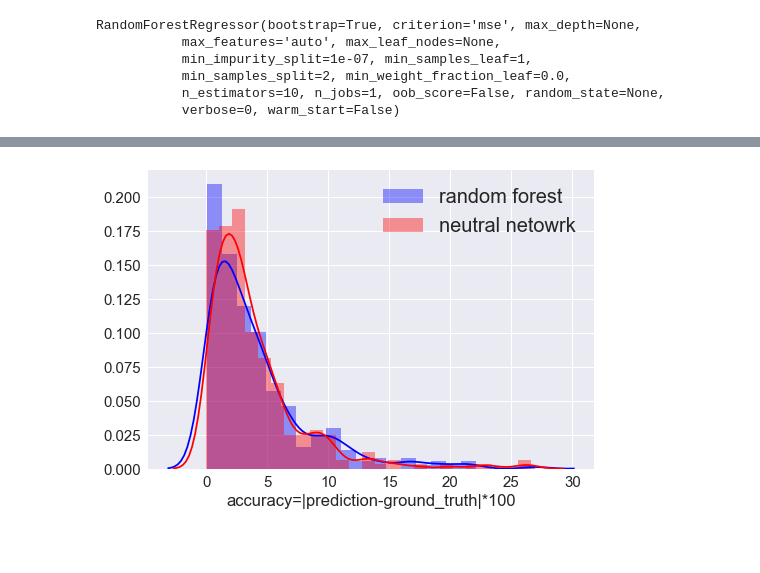
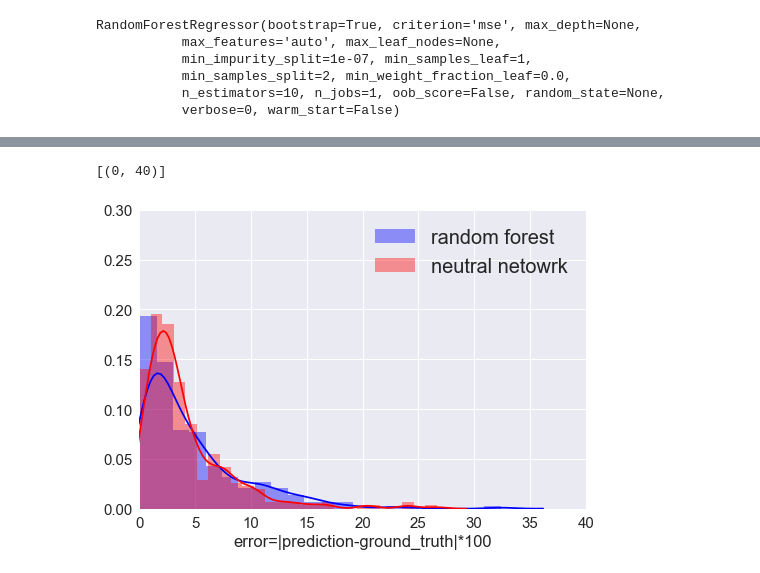
Before and after one commit to xinbian/gunViolence, a Jupyter notebook: gunViolence.ipynb, the cells around one changed output, grey strips where cells are left out. Cells and saved outputs as stored; diff of their text form; code cells hidden in the pictures; blank space fills up the shorter version.

```diff
--- a/gunViolence.ipynb
+++ b/gunViolence.ipynb
@@ -126,14 +127,3 @@ crime['crime_rate_per_100000'] = preprocessing.minmax_scale(crime['crime_rate_pe
 poverty['poverty_rate'] = preprocessing.minmax_scale(poverty['poverty_rate'])
 edu['college_rate'] = preprocessing.minmax_scale(edu['college_rate'])
 fire['fire_rate']  = preprocessing.minmax_scale(fire['fire_rate'] )
-# %%
-#merge to one dataframe
-allData = pd.merge(eco, poverty, on='FIPStxt')
-allData = pd.merge(allData, edu, left_on='FIPStxt', right_on='FIPS Code')
-allData = pd.merge(allData, crime, on='FIPStxt')
-allData = pd.merge(allData, fire, left_on='FIPStxt', right_on='County Code')
-allData = pd.merge(allData, laws, left_on='State', right_on='code')
-#allData = pd.merge(allData, crime, on='FIPStxt')
-#allData FIPStxt code padding (add zero)
-allData['FIPStxt'] = allData.FIPStxt.apply(str).str.zfill(5)
-allData['fire_rate']
@@ -449,9 +395,10 @@ y_fips = allData.index.values
 X_fips_train, X_fips_test, y_fips_train, y_fips_test = train_test_split(X_fips, y_fips, test_size=0.2, random_state=45)
 testData = allData.iloc[X_fips_test]
 
+#select
 
 kf = KFold(10)
-scores = cross_val_score(nn, X, y, cv=10, scoring='r2')
-print scores.mean()
-nn.fit(trainData, targetData)
+scores = cross_val_score(nn, X, y, cv=10, scoring='neg_mean_absolute_error')
+print -scores.mean()
+nn.fit(X_train, y_train)
 # %% [output]
@@ -464,12 +411,11 @@ MLPRegressor(activation='relu', alpha=0.0001, batch_size='auto', beta_1=0.9,
        shuffle=True, solver='adam', tol=0.0001, validation_fraction=0.1,
        verbose=False, warm_start=False)
 # %%
-
-testData['predict_nn'] = nn.predict(testData[['Unemployment_rate_2015','Median_Household_Income_2015',
-                      'poverty_rate','college_rate','curved_score']].values)
+testData['predict_nn'] = nn.predict((testData[['Unemployment_rate_2015','Median_Household_Income_2015',
+                      'poverty_rate','college_rate','curved_score']].values))
 testData['difference_nn'] = 100*(testData['fire_rate'] - testData['predict_nn'])
 testData['difference_nn'] = testData['difference_nn'].abs()
-print testData[['Area_name','difference_nn']].head(20)
+#print testData[['Area_name','difference_nn']].head(20)
 testData[['difference_nn']].plot.hist(bins=40)
 # %% [output]
 A value is trying to be set on a copy of a slice from a DataFrame.
@@ -596,11 +450,7 @@ X = allData[['Unemployment_rate_2015','Median_Household_Income_2015',
 y = allData['fire_rate'].values
 X_train, X_test, y_train, y_test = train_test_split(X, y, test_size=0.2, random_state=45)
 
-#select
-X_fips = allData.index.values
-y_fips = allData.index.values
-X_fips_train, X_fips_test, y_fips_train, y_fips_test = train_test_split(X_fips, y_fips, test_size=0.2, random_state=45)
-testData = allData.iloc[X_fips_test]
+
 regr = RandomForestRegressor()
 regr.fit(X_train, y_train)
 # %% [output]
@@ -664,9 +500,11 @@ See the caveats in the documentation: http://pandas.pydata.org/pandas-docs/stabl
 #store ground truth and
 testData.to_csv('testData.csv')
 # %%
-sns.distplot(testData[['difference_rf']], color="blue", label="random forest",axlabel = 'accuracy=|prediction-ground_truth|*100')
+g = sns.distplot(testData[['difference_rf']], color="blue", label="random forest",axlabel = 'error=|prediction-ground_truth|*100')
 sns.distplot(testData[['difference_nn']], color="red", label="neutral netowrk")
 sns.plt.legend(fontsize=20)
-sns.set(font_scale=1.5)
+g.set(ylim=(0, 0.3))
+g.set(xlim=(0, 40))
 # %% [output]
+[(0, 40)]
-[figure, old version]
+[figure, new version]
```
Also changed, not shown: parts of 34 cells of this notebook, 22 other files.
